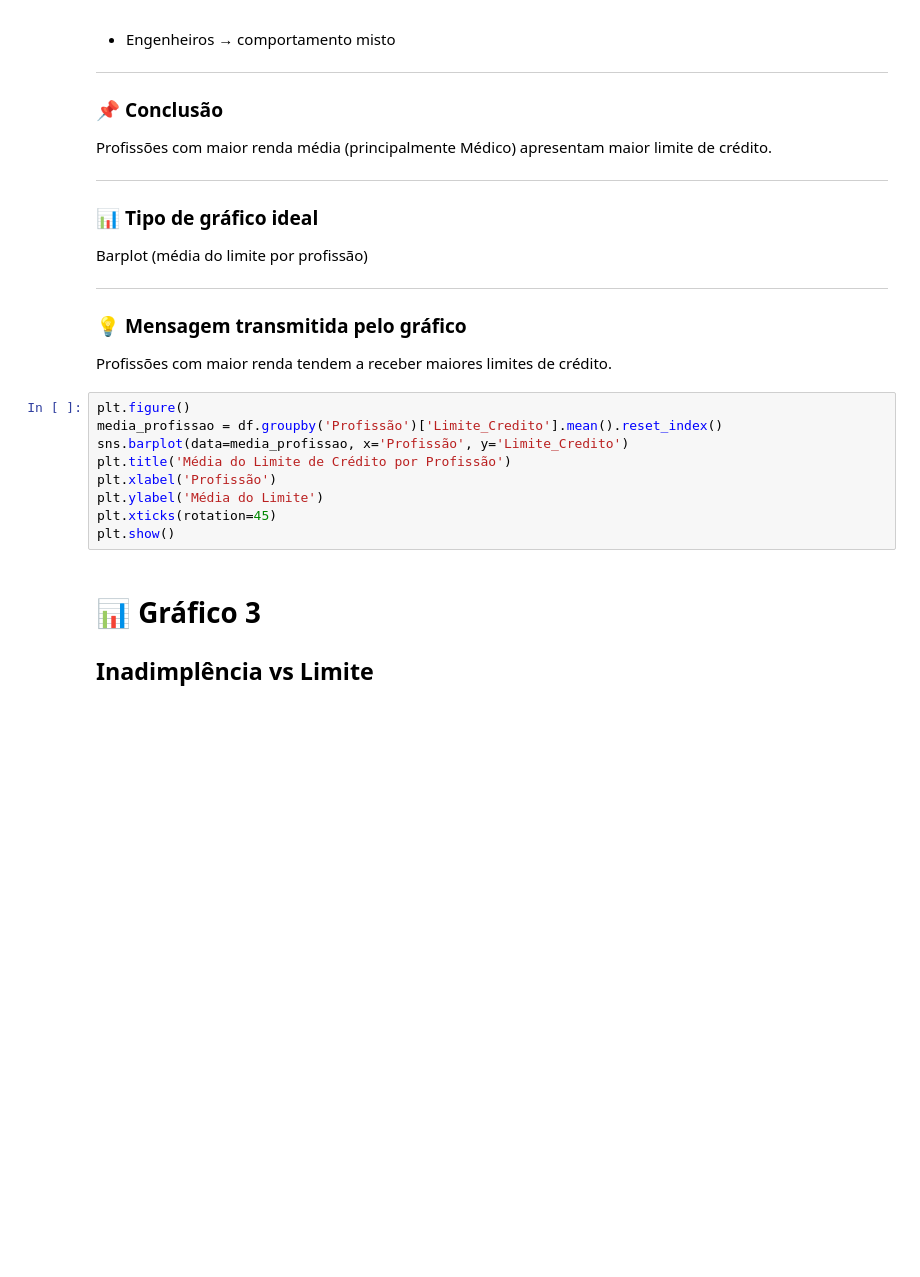
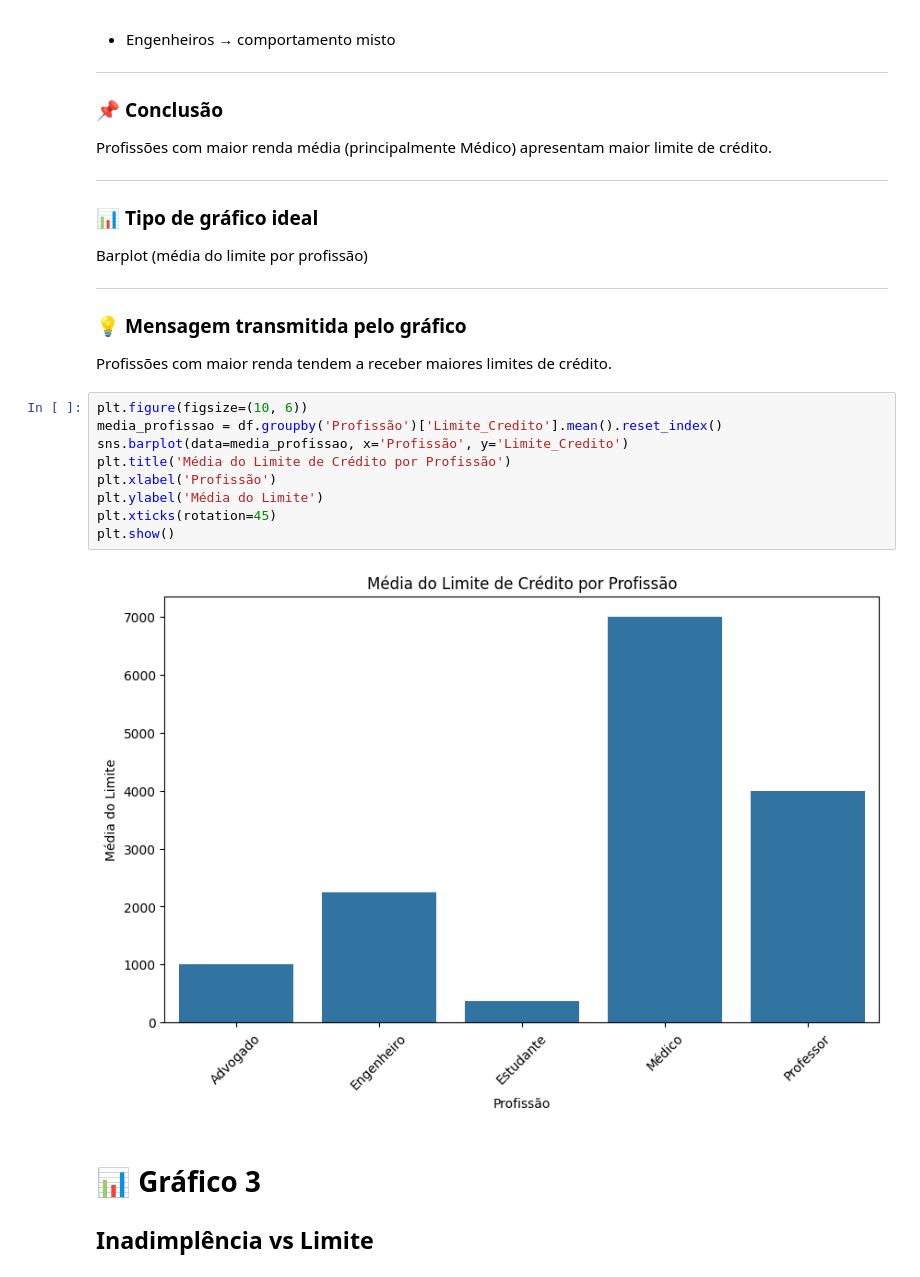
Before and after one commit to decknho/Data-Science, a Jupyter notebook: Profissao Cientista de Dados M12 Pratique.ipynb, the cells around one changed output. Cells and saved outputs as stored; diff of their text form; blank space fills up the shorter version.

```diff
--- a/Profissao Cientista de Dados M12 Pratique.ipynb
+++ b/Profissao Cientista de Dados M12 Pratique.ipynb
@@ -139,14 +141,16 @@ Barplot (média do limite por profissão)
 
 Profissões com maior renda tendem a receber maiores limites de crédito.
 # %%
-plt.figure()
+plt.figure(figsize=(10, 6))
 media_profissao = df.groupby('Profissão')['Limite_Credito'].mean().reset_index()
 sns.barplot(data=media_profissao, x='Profissão', y='Limite_Credito')
 plt.title('Média do Limite de Crédito por Profissão')
 plt.xlabel('Profissão')
 plt.ylabel('Média do Limite')
 plt.xticks(rotation=45)
 plt.show()
+# %% [output]
+[figure, added]
 # %% [markdown]
 # 📊 Gráfico 3
 ## Inadimplência vs Limite
```
Also changed, not shown: parts of 1 cell of this notebook.
